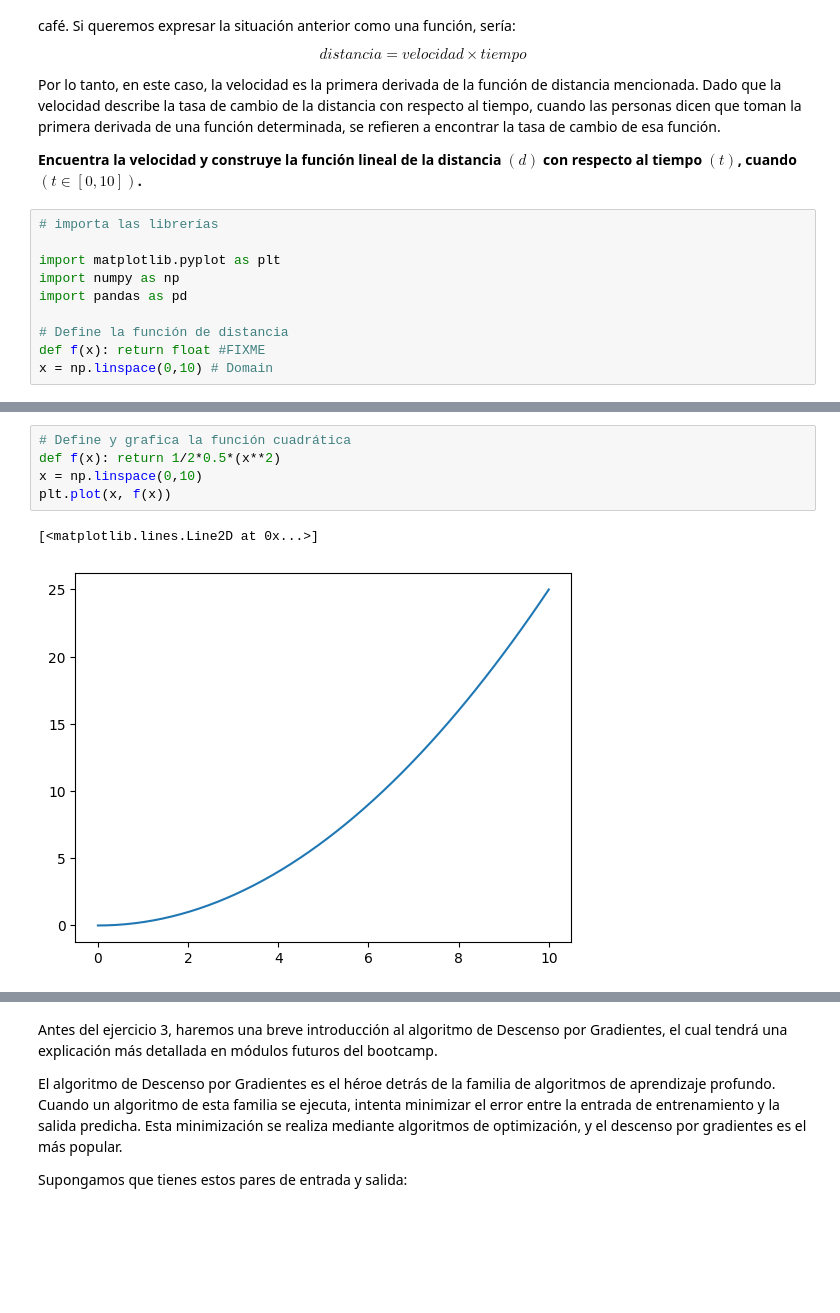
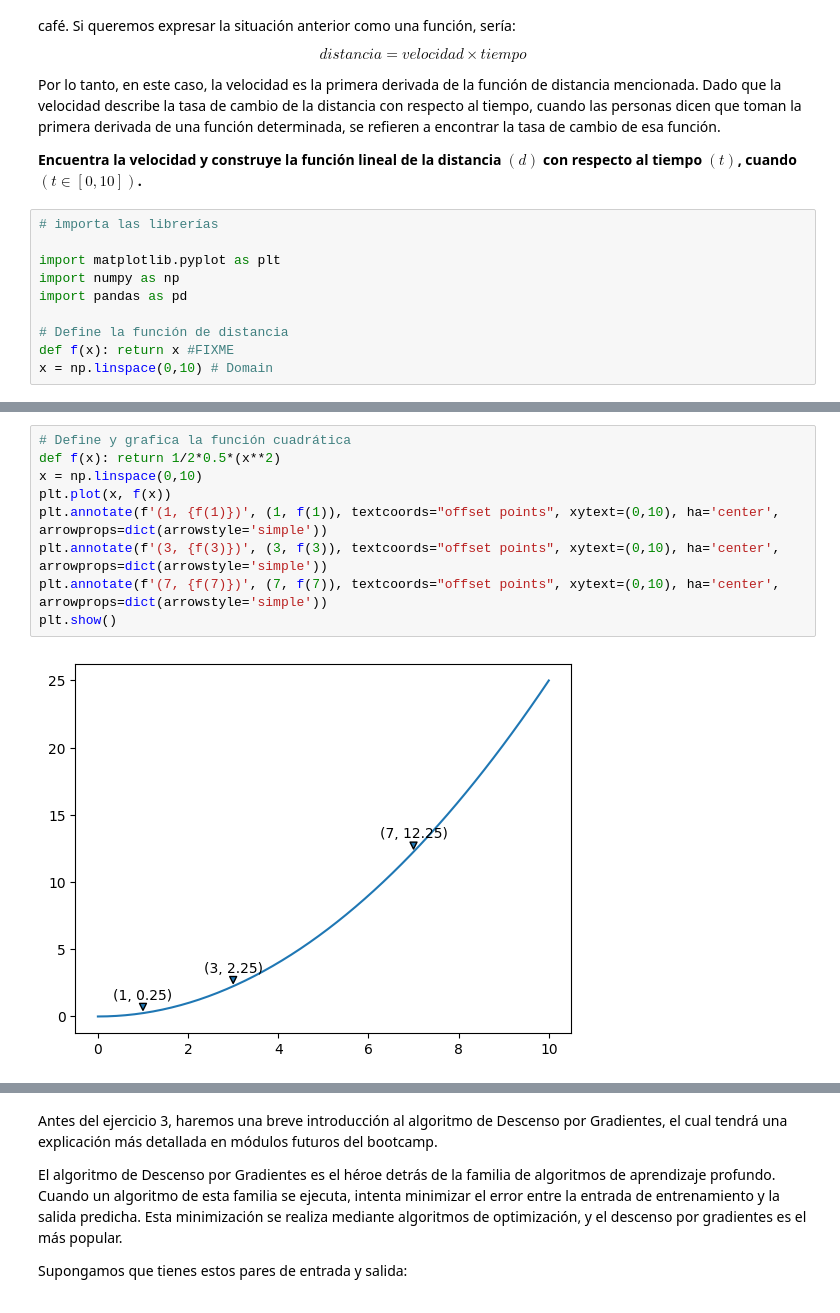
Before and after one commit to Alvaro-diez/Desarrollo-generativa, a Jupyter notebook: solutions/4. problems.es.ipynb, the cells around one changed output, grey strips where cells are left out. Drawn from its saved outputs; the diff is of its cells as text; blank space fills up the shorter version.

```diff
--- a/solutions/4. problems.es.ipynb
+++ b/solutions/4. problems.es.ipynb
@@ -31,7 +31,7 @@ import numpy as np
 import pandas as pd
 
 # Define la función de distancia
-def f(x): return float #FIXME
+def f(x): return x #FIXME
 x = np.linspace(0,10) # Domain
 # %%
 # "Graficar la función de distancia en el dominio (t)
@@ -71,10 +71,13 @@ La primera derivada de la función de velocidad es la aceleración. Me doy cuent
 # %%
 # Define y grafica la función cuadrática
 def f(x): return 1/2*0.5*(x**2)
 x = np.linspace(0,10)
 plt.plot(x, f(x))
+plt.annotate(f'(1, {f(1)})', (1, f(1)), textcoords="offset points", xytext=(0,10), ha='center', arrowprops=dict(arrowstyle='simple'))
+plt.annotate(f'(3, {f(3)})', (3, f(3)), textcoords="offset points", xytext=(0,10), ha='center', arrowprops=dict(arrowstyle='simple'))
+plt.annotate(f'(7, {f(7)})', (7, f(7)), textcoords="offset points", xytext=(0,10), ha='center', arrowprops=dict(arrowstyle='simple'))
+plt.show()
 # %% [output]
-[<matplotlib.lines.Line2D at 0x...>]
-[figure, old version]
+[figure, new version]
 # %%
 # Crea un DataFrame con los valores de x y su correspondiente f(x).
```
Also changed, not shown: parts of 22 cells of this notebook.
